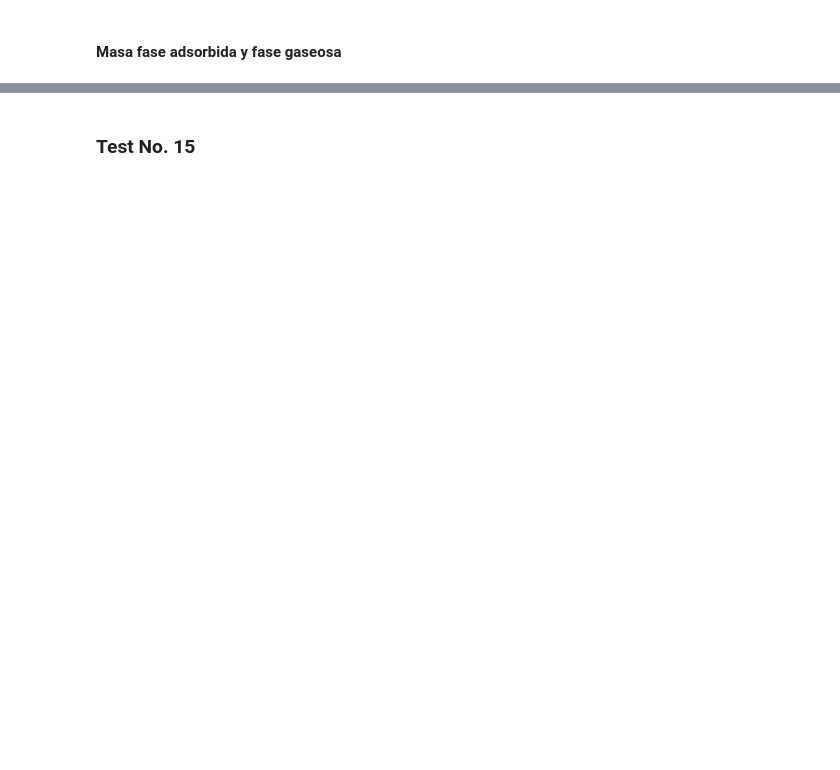
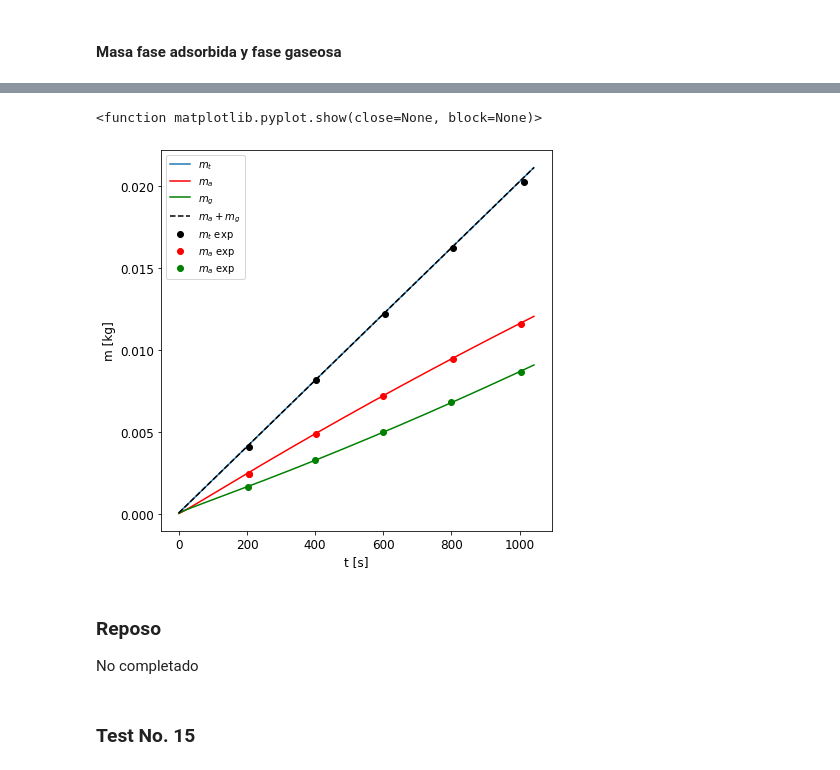
Before and after one commit to Kieraan/Lumped-parameter-model-for-adsorbative-hydrogen, a Jupyter notebook: lumped_paramater_model_simple.ipynb, the cells around one changed output, grey strips where cells are left out. Drawn from its saved outputs; the diff is of its cells as text; code cells hidden in the pictures; blank space fills up the shorter version.

```diff
--- a/lumped_paramater_model_simple.ipynb
+++ b/lumped_paramater_model_simple.ipynb
@@ -287,3 +289,44 @@ Text(0, 0.5, 'm_t [kg]')
+# %%
+# Masa
+n_a = n_0*np.exp(-((R*T)/(alpha+beta*T))**b * np.log(p_0/p)**b)
+m_a = n_a*M_H2*m_s
+m_a = np.array(m_a)
+m_g = M_H2*p*(V*epsilon_b)/(R*T)
+
+plt.figure(figsize = [7,7])
+
+plt.plot(sol.t, m_t, label='$m_t$')
+plt.plot(sol.t, m_a, color='r', label='$m_a$')
+plt.plot(sol.t, m_g, color='g', label='$m_g$')
+plt.plot(sol.t, m_g + m_a, ls="--", color='k', label='$m_a + m_g$')
+plt.xlabel('t [s]', size = 12)
+plt.ylabel('m [kg]', size = 12)
+
+# Se extrajeron los datos usando WebPlotDigitizer
+t_expmt = [206.77811171280962, 402.42787695802133, 603.6383529770229, 804.8349791559907, 1011.6061659487831]
+mt_exp = [0.004083135973112845, 0.008138823871584282, 0.012194537161429117, 0.016195455867484727, 0.020251194548702958]
+t_expma = [206.3591540517706, 206.3591540517706, 401.6003490159691, 599.590737226985, 803.1245239117487, 1003.8571804495658]
+ma_exp = [0.0024255998134888185, 0.0024255998134888185, 0.00486484749017815, 0.007180820049028432, 0.009428324769515576, 0.011593624918632186]
+t_expmg = [203.38490090439484, 398.4183482680777, 599.0402060856201, 799.6828386632134, 1003.1196764677369]
+mg_exp = [0.001658462944752987, 0.0032757918646039615, 0.005002735343406783, 0.006811870697893439, 0.008675813331856016]
+
+# Graficamos los experimentos
+plt.plot(t_expmt, mt_exp, label='$m_t$ exp', marker ='o', ls='', color='k')
+plt.plot(t_expma, ma_exp, label='$m_a$ exp', marker ='o', ls='', color='r')
+plt.plot(t_expmg, mg_exp, label='$m_a$ exp', marker ='o', ls='', color='g')
+
+# Agrandar el tamaño de los números en el gráfico
+plt.tick_params(labelsize=12)
+
+plt.legend()
+plt.show
+# %% [output]
+<function matplotlib.pyplot.show(close=None, block=None)>
+[figure, added]
+# %% [markdown]
+### Reposo
+
+No completado
 # %% [markdown]
 ### Test No. 15
 # %%
```
Also changed, not shown: parts of 14 cells of this notebook.
